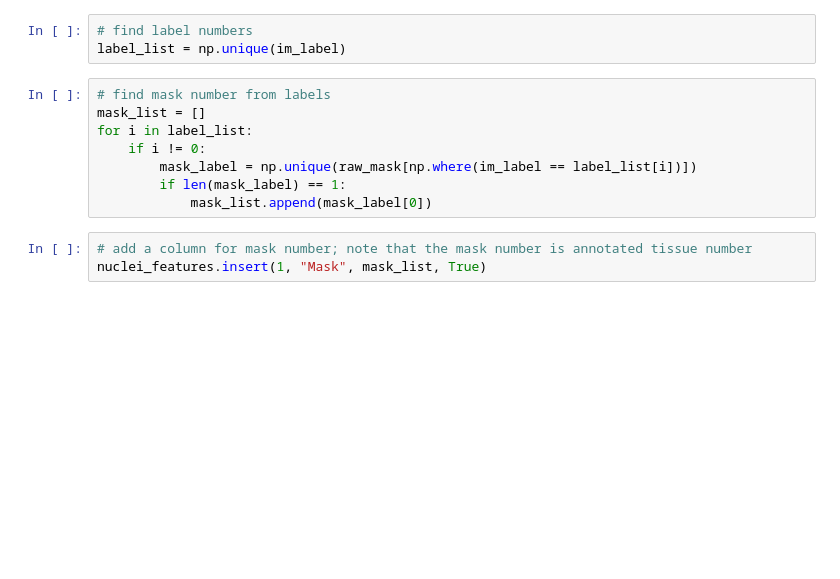
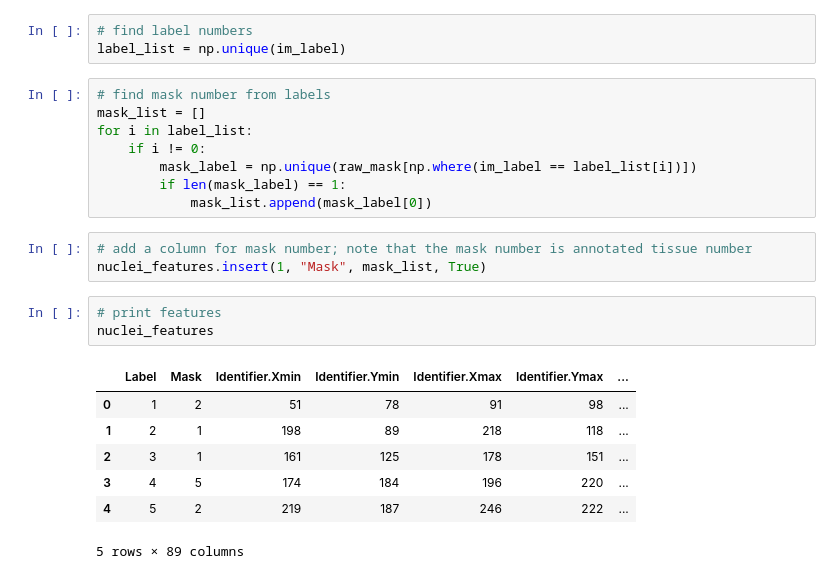
Before and after one commit to MachineVisionTeam/feature-extraction, a Jupyter notebook: nuclei_extraction.ipynb, the cells around one changed output. Drawn from its saved outputs; the diff is of its cells as text; blank space fills up the shorter version.

Commit message:
Added feature print

```diff
--- a/nuclei_extraction.ipynb
+++ b/nuclei_extraction.ipynb
@@ -101,3 +107,14 @@ for i in label_list:
 # %%
 # add a column for mask number; note that the mask number is annotated tissue number
 nuclei_features.insert(1, "Mask", mask_list, True)
+# %%
+# print features
+nuclei_features
+# %% [output]
+|  | Label | Mask | Identifier.Xmin | Identifier.Ymin | Identifier.Xmax | Identifier.Ymax | ... |
+| 0 | 1 | 2 | 51 | 78 | 91 | 98 | ... |
+| 1 | 2 | 1 | 198 | 89 | 218 | 118 | ... |
+| 2 | 3 | 1 | 161 | 125 | 178 | 151 | ... |
+| 3 | 4 | 5 | 174 | 184 | 196 | 220 | ... |
+| 4 | 5 | 2 | 219 | 187 | 246 | 222 | ... |
+5 rows × 89 columns
```
Also changed, not shown: parts of 2 cells of this notebook.
